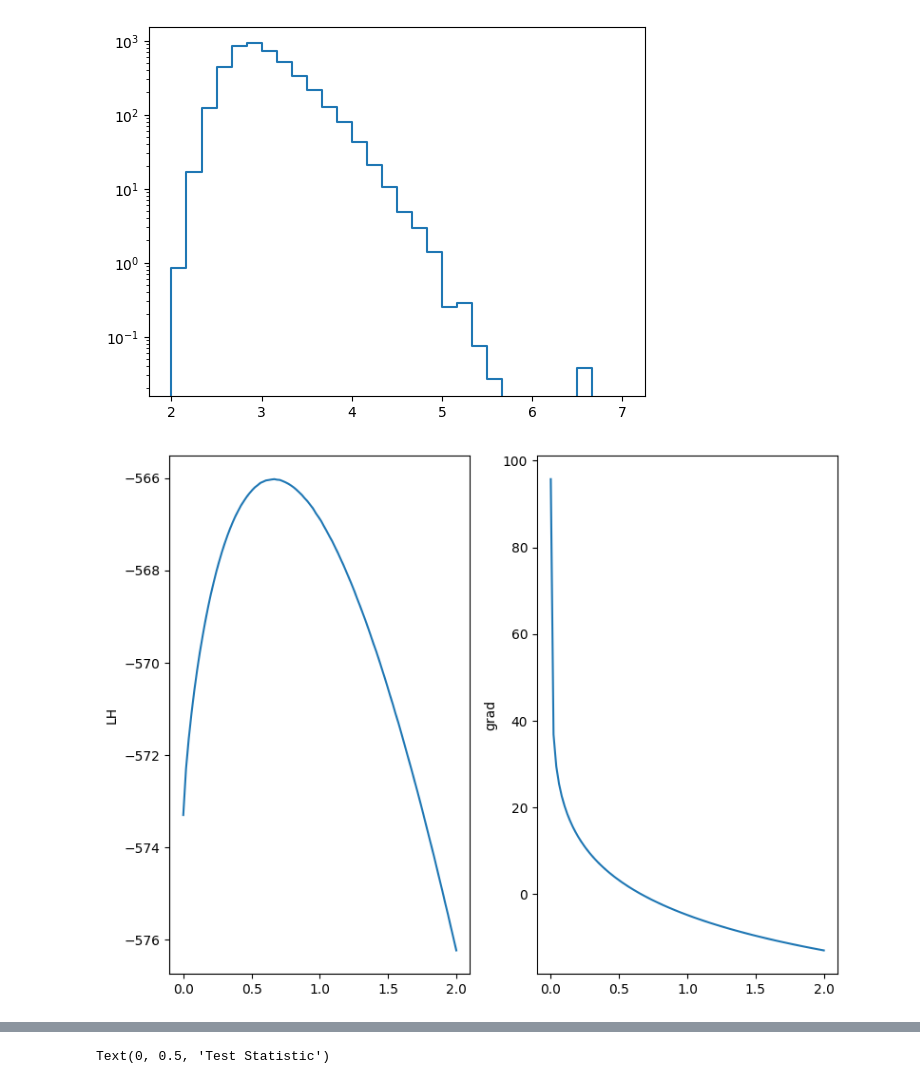
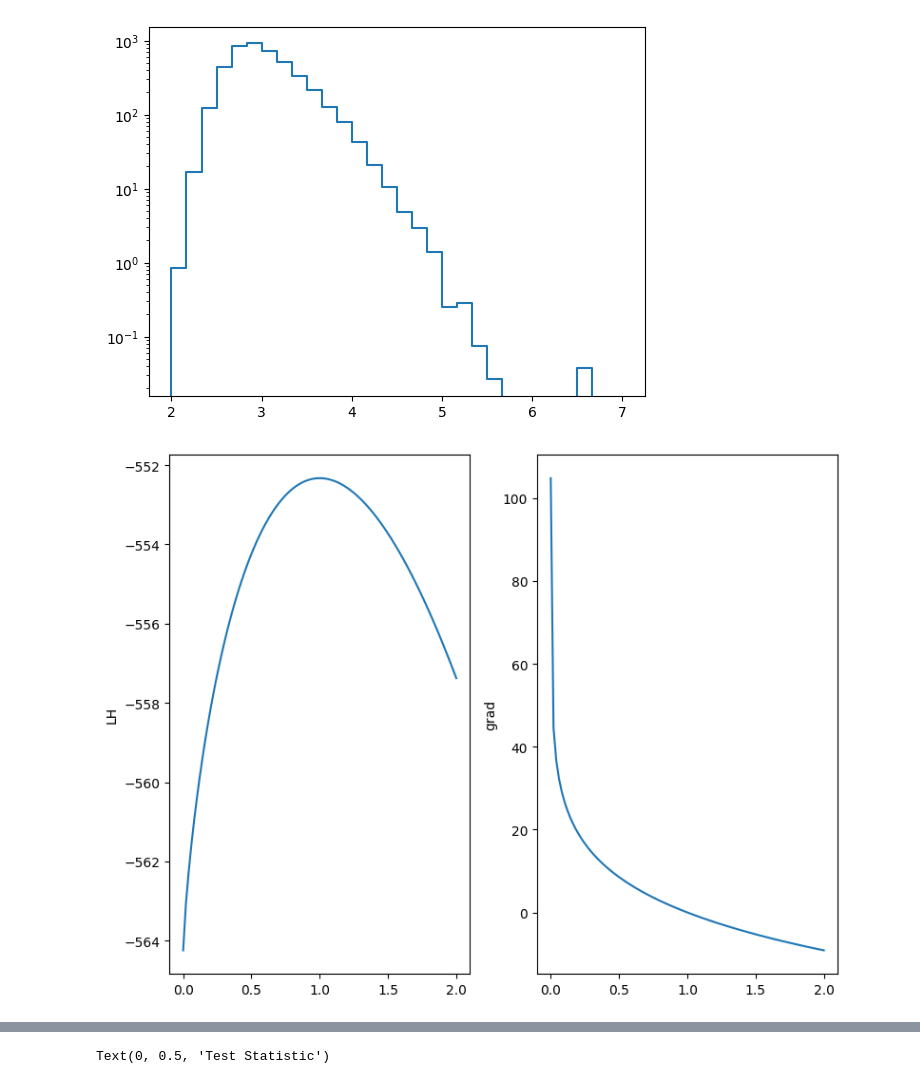
Before and after one commit to chrhck/pyForwardFolding, a Jupyter notebook: examples/example.ipynb, the cells around one changed output, grey strips where cells are left out. Saved outputs shown, nothing was run; the diff lists cells and outputs as text; code cells hidden in the pictures.

```diff
--- a/examples/example.ipynb
+++ b/examples/example.ipynb
@@ -76,12 +78,12 @@ def eval_for_par(par_val, par_dict, llh_f):
 val_grad = jax.jit(jax.value_and_grad(eval_for_par, 0), static_argnums=(2,))
 # %%
 scan_vals = jnp.linspace(0, 2, 100)
-lhs, grads = jax.vmap(val_grad, in_axes=(0, None, None))(scan_vals, model_parameters, lik_s.llh)
+lhs, grads = jax.vmap(val_grad, in_axes=(0, None, None))(scan_vals, model_parameters, lik_p.llh)
 fig, (ax1, ax2) = plt.subplots(1, 2, figsize=(8, 6), sharex=True)
 ax1.plot(scan_vals, lhs)
 ax1.set_ylabel("LH")
 ax2.plot(scan_vals, grads)
 ax2.set_ylabel("grad")
 plt.tight_layout()
 # %% [output]
-[figure, old version]
+[figure, new version]
```
Also changed, not shown: parts of 6 cells of this notebook, 8 other files.
